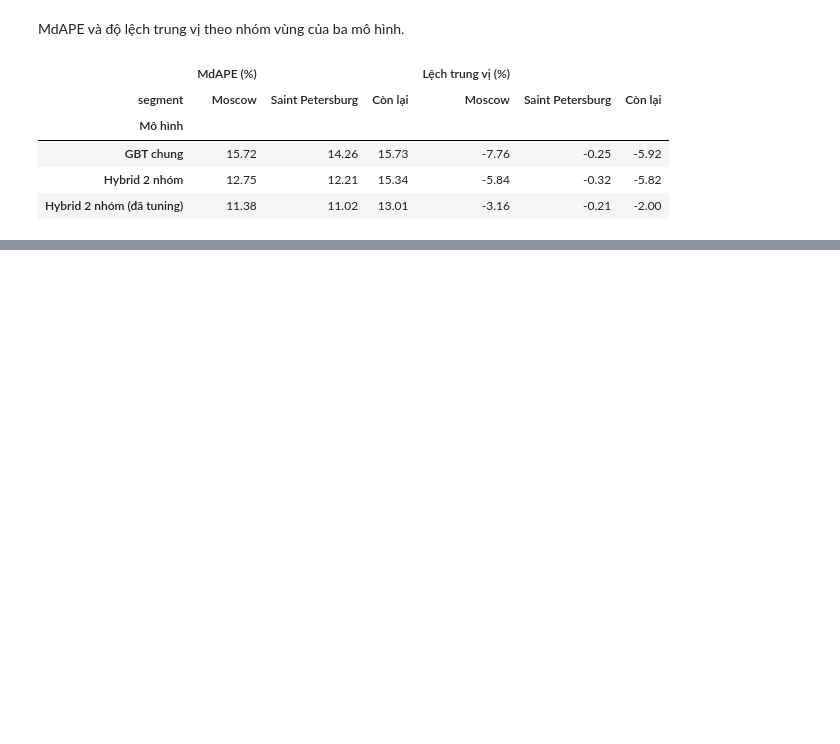
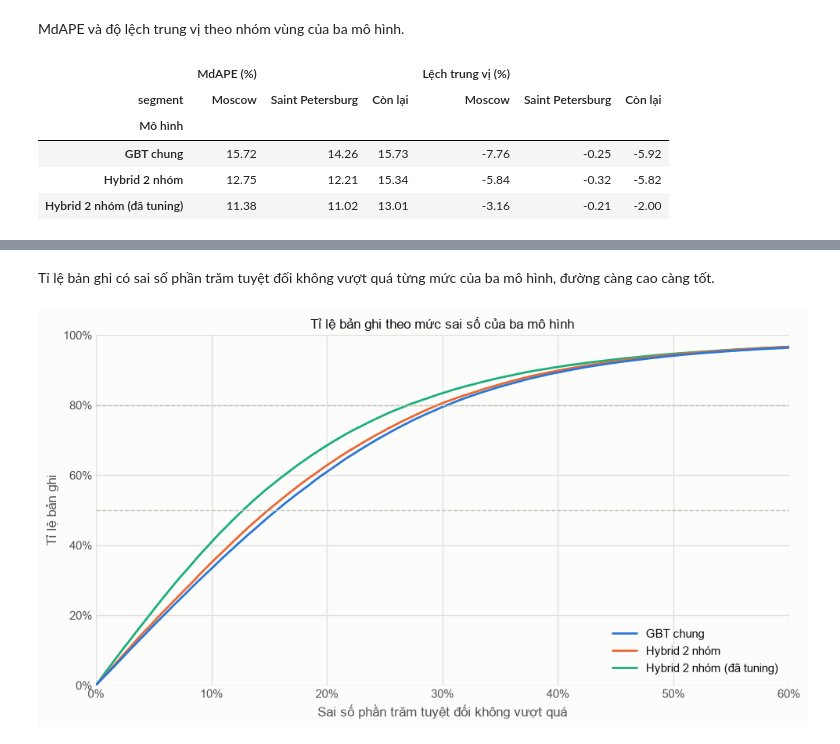
Before and after one commit to thiennguyen37-qn/Russian_Real_Estate, a Jupyter notebook: notebooks/04_modeling.ipynb, the cells around one changed output, grey strips where cells are left out. Drawn from its saved outputs; the diff is of its cells as text; code cells hidden in the pictures; blank space fills up the shorter version.

```diff
--- a/notebooks/04_modeling.ipynb
+++ b/notebooks/04_modeling.ipynb
@@ -352,0 +443,25 @@ segment_table(predictions)
+# %% [markdown]
+Tỉ lệ bản ghi có sai số phần trăm tuyệt đối không vượt quá từng mức của ba mô hình, đường càng cao càng tốt.
+# %%
+ape = pd.concat([pred.sample(fraction=0.1, seed=42)
+                     .select((100 * F.abs(F.col("pred_price") / F.col("price") - 1)).alias("ape")).toPandas().assign(model=name)
+                 for name, pred in predictions.items()], ignore_index=True)
+fig, ax = plt.subplots(figsize=(10, 5.5))
+sns.ecdfplot(data=ape, x="ape", hue="model", hue_order=list(predictions), palette=MODEL_COLORS, stat="percent", linewidth=2, ax=ax)
+for level in (50, 80):
+    ax.axhline(level, color="#c3c2b7", linestyle="--", linewidth=1)
+ax.set_xlim(0, 60)
+ax.set_ylim(0, 100)
+ax.xaxis.set_major_formatter(PercentFormatter(decimals=0))
+ax.yaxis.set_major_formatter(PercentFormatter(decimals=0))
+ax.set(xlabel="Sai số phần trăm tuyệt đối không vượt quá", ylabel="Tỉ lệ bản ghi",
+       title="Tỉ lệ bản ghi theo mức sai số của ba mô hình")
+sns.move_legend(ax, "lower right", title=None, frameon=False)
+ax.grid(linewidth=1)
+ax.set_axisbelow(True)
+ax.tick_params(length=0)
+sns.despine(left=True, bottom=True)
+plt.tight_layout()
+plt.show()
+# %% [output]
+[figure, added]
```
Also changed, not shown: parts of 8 cells of this notebook.
